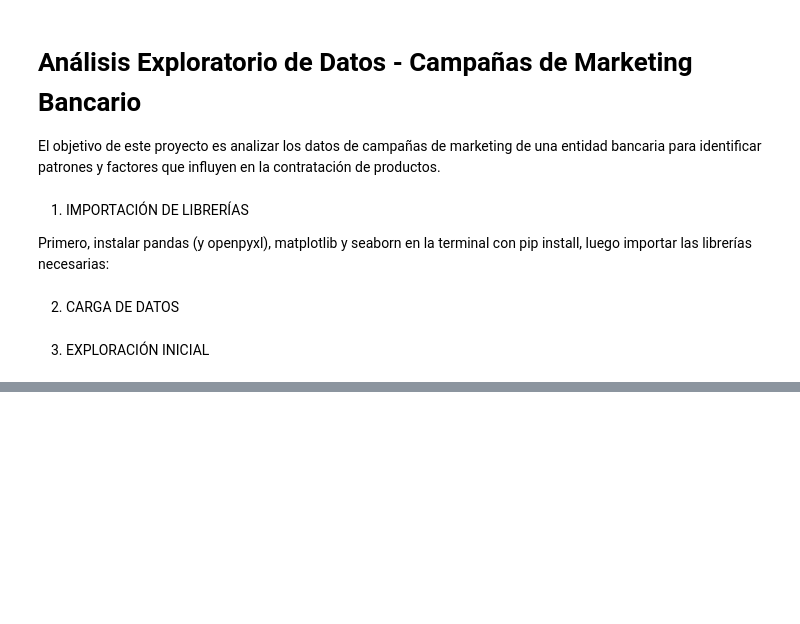
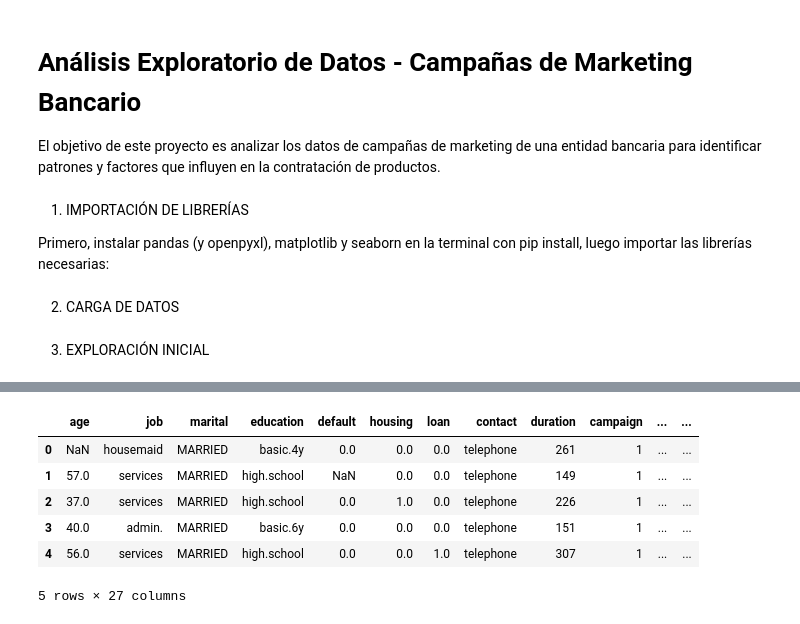
Before and after one commit to SofiaConsoli/proyecto_EDA_python, a Jupyter notebook: notebooks/analisis_eda.ipynb, the cells around one changed output, grey strips where cells are left out. Saved outputs shown, nothing was run; the diff lists cells and outputs as text; code cells hidden in the pictures; blank space fills up the shorter version.

```diff
--- a/notebooks/analisis_eda.ipynb
+++ b/notebooks/analisis_eda.ipynb
@@ -25,0 +142,31 @@ df_clientes = pd.concat([df1, df2, df3])
+# %%
+# Convertir la columna "date" a formato datetime, primero traduciendo los meses del español al inglés para que pandas pueda interpretarlos correctamente.
+
+meses = {
+    'enero': 'Jan', 'febrero': 'Feb', 'marzo': 'Mar', 'abril': 'Apr',
+    'mayo': 'May', 'junio': 'Jun', 'julio': 'Jul', 'agosto': 'Aug',
+    'septiembre': 'Sep', 'octubre': 'Oct', 'noviembre': 'Nov', 'diciembre': 'Dec'
+}
+
+df['date_en'] = df['date']
+for es, en in meses.items():
+    df['date_en'] = df['date_en'].str.replace(es, en, regex=True)
+
+df['date'] = pd.to_datetime(df['date_en'], dayfirst=True)
+
+df['year'] = df['date'].dt.year
+df['month'] = df['date'].dt.month
+df['day'] = df['date'].dt.day
+df['weekday'] = df['date'].dt.day_name()
+
+df.drop(columns=['date_en'], inplace=True)
+# %%
+df.head()
+# %% [output]
+|  | age | job | marital | education | default | housing | loan | contact | duration | campaign | ... | ... |
+| 0 | NaN | housemaid | MARRIED | basic.4y | 0.0 | 0.0 | 0.0 | telephone | 261 | 1 | ... | ... |
+| 1 | 57.0 | services | MARRIED | high.school | NaN | 0.0 | 0.0 | telephone | 149 | 1 | ... | ... |
+| 2 | 37.0 | services | MARRIED | high.school | 0.0 | 1.0 | 0.0 | telephone | 226 | 1 | ... | ... |
+| 3 | 40.0 | admin. | MARRIED | basic.6y | 0.0 | 0.0 | 0.0 | telephone | 151 | 1 | ... | ... |
+| 4 | 56.0 | services | MARRIED | high.school | 0.0 | 0.0 | 1.0 | telephone | 307 | 1 | ... | ... |
+5 rows × 27 columns
```
Also changed, not shown: parts of 11 cells of this notebook.
